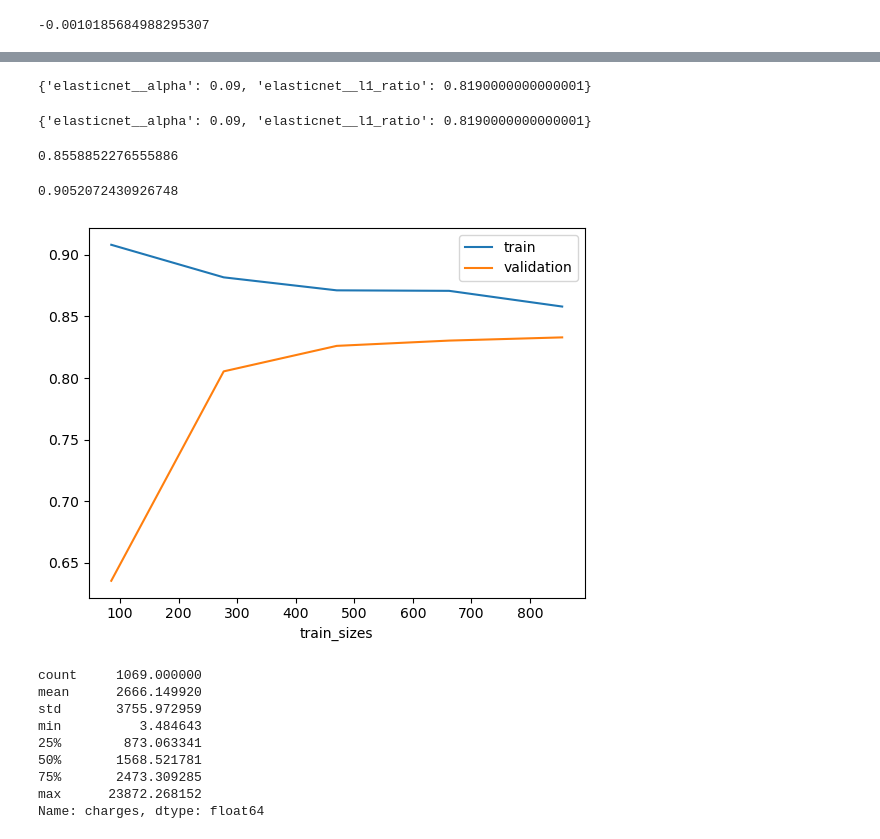
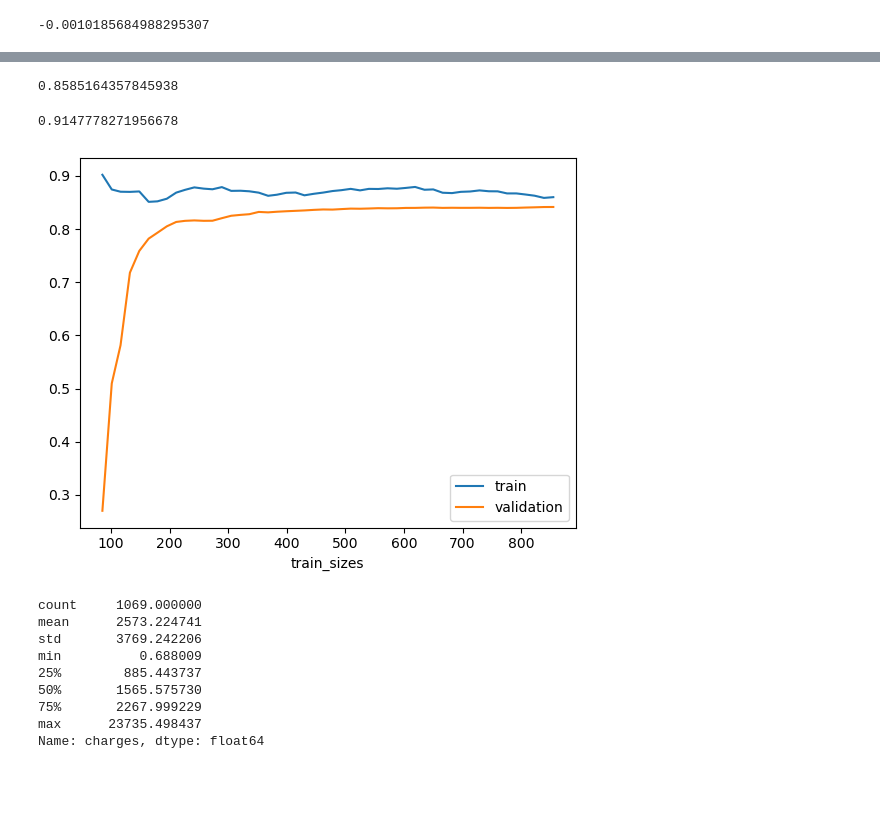
Before and after one commit to StevenDelval/Predire-une-prime-d-assurance-grace-l-IA, a Jupyter notebook: modelisation2.ipynb, the cells around one changed output, grey strips where cells are left out. Cells and saved outputs as stored; diff of their text form; code cells hidden in the pictures; blank space fills up the shorter version.

```diff
--- a/modelisation2.ipynb
+++ b/modelisation2.ipynb
@@ -47,10 +48,10 @@ X_train, X_test, y_train, y_test = train_test_split(X, y,shuffle=True, random_st
 dummy = DummyRegressor()
 # %%
 numerical_features = [
-       'age'
+       'age','children'
        ]
 categorical_features = [
-       'sex' , 'smoker', 'region','cat_bmi','children'
+       'sex' , 'smoker', 'region','cat_bmi'
        ]
 # %%
 
@@ -103,41 +83,36 @@ truc.get_params()
 # %%
-modelElastic= make_pipeline(my_col_trans,PolynomialFeatures(degree=2), ElasticNet(max_iter=100000,random_state=42))
-parameters = {"elasticnet__alpha":np.linspace(0.09,0.2,50),"elasticnet__l1_ratio":np.arange(0.81,0.82,0.001)}
+# modelElastic= make_pipeline(my_col_trans,PolynomialFeatures(degree=2), ElasticNet(max_iter=100000,random_state=42))
+# parameters = {"elasticnet__alpha":np.linspace(0.001,0.1,100),"elasticnet__l1_ratio":np.arange(0.1,1,0.1)}
 
-randm_src = GridSearchCV(estimator=modelElastic, param_grid=parameters,scoring='r2',cv = 5)
-randm_src.fit(X_train, y_train)
+# randm_src = GridSearchCV(estimator=modelElastic, param_grid=parameters,scoring='r2',cv = 5)
+# randm_src.fit(X_train, y_train)
 
 
-modelElastic.set_params(**randm_src.best_params_)
-print(randm_src.best_params_)
-best=randm_src.best_params_
+
+# print(randm_src.best_params_)
+# best=randm_src.best_params_
-# %% [output]
-{'elasticnet__alpha': 0.09, 'elasticnet__l1_ratio': 0.8190000000000001}
-# %%
-best
-#best=49
-# %% [output]
-{'elasticnet__alpha': 0.09, 'elasticnet__l1_ratio': 0.8190000000000001}
+# %%
+best={'elasticnet__alpha': 0.022000000000000002, 'elasticnet__l1_ratio': 0.9}
 # %%
 modelElastic= make_pipeline(my_col_trans,PolynomialFeatures(degree=2), ElasticNet(alpha=best['elasticnet__alpha'],l1_ratio=best['elasticnet__l1_ratio'],max_iter=100000,random_state=42))
 modelElastic.fit(X_train,y_train)
 modelElastic.score(X_train,y_train)
 # %% [output]
-0.8558852276555886
+0.8585164357845938
 # %%
 modelElastic.score(X_test,y_test)
 # %% [output]
-0.9052072430926748
+0.9147778271956678
 # %%
-train_sizes, train_scores, test_scores = learning_curve(modelElastic,X_train,y_train)
+train_sizes, train_scores, test_scores = learning_curve(modelElastic,X_train,y_train,cv=5,train_sizes=np.linspace(0.1, 1.0, 50))
 
 plt.plot(train_sizes, train_scores.mean(axis=1), label='train')
 plt.plot(train_sizes, test_scores.mean(axis=1), label='validation')
 plt.xlabel('train_sizes')
 plt.legend()
 plt.show()
 # %% [output]
-[figure, old version]
+[figure, new version]
 # %%
 y_pred = modelElastic.predict(X_train)
 # %%
@@ -146,13 +121,13 @@ residual = (y_pred - y_train).abs().sort_values()
 residual.describe()
 # %% [output]
 count     1069.000000
-mean      2666.149920
-std       3755.972959
-min          3.484643
-25%        873.063341
-50%       1568.521781
-75%       2473.309285
-max      23872.268152
+mean      2573.224741
+std       3769.242206
+min          0.688009
+25%        885.443737
+50%       1565.575730
+75%       2267.999229
+max      23735.498437
 Name: charges, dtype: float64
 # %%
 
```
Also changed, not shown: parts of 15 cells of this notebook, 3 other files.
